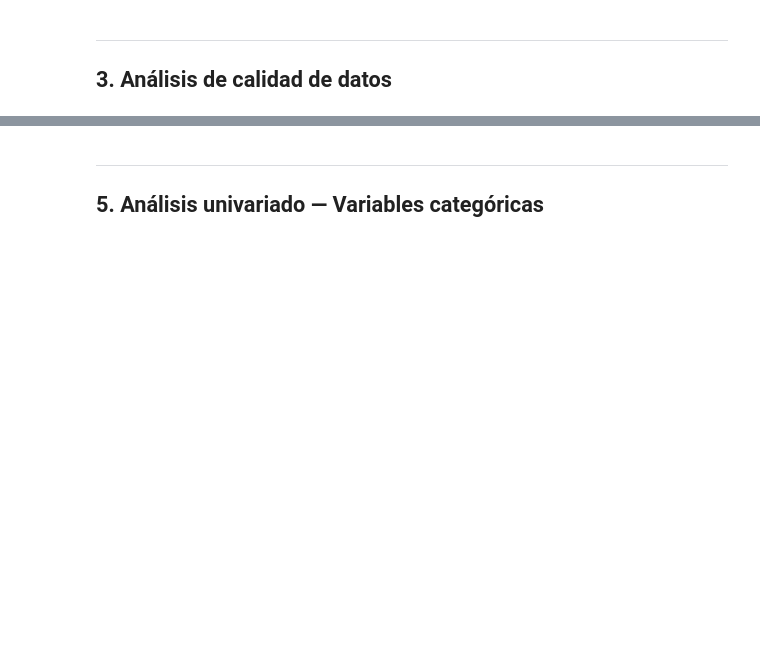
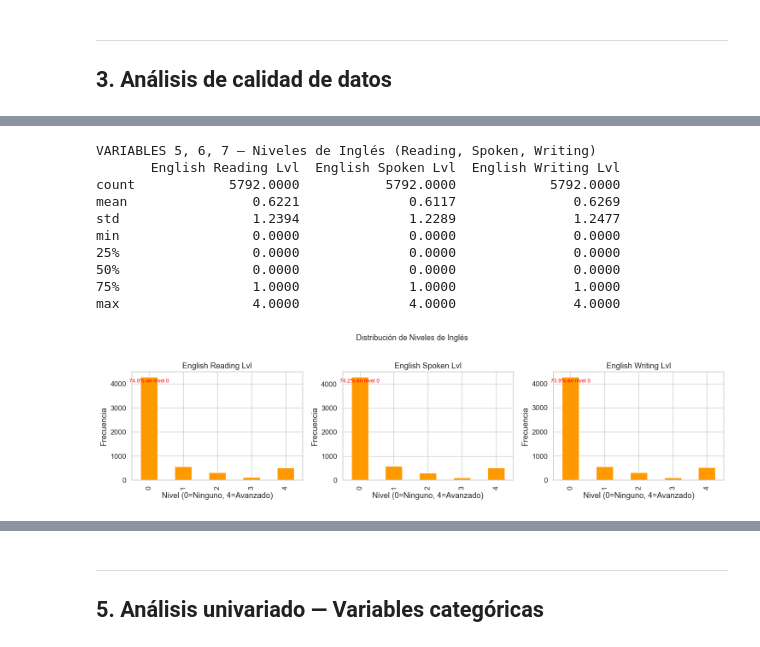
Before and after one commit to karenduque0411/tesis_maestria, a Jupyter notebook: notebooks/00-eda.ipynb, the cells around one changed output, grey strips where cells are left out. Drawn from its saved outputs; the diff is of its cells as text; code cells hidden in the pictures; blank space fills up the shorter version.

```diff
--- a/notebooks/00-eda.ipynb
+++ b/notebooks/00-eda.ipynb
@@ -196,18 +209,0 @@ else:
-# %%
-# Detección de valores 'nan' como texto y otros placeholders
-print('VALORES ESPECIALES (nan como texto, vacíos, placeholders)')
-print('='*60)
-for col in df.columns:
-    if df[col].dtype == 'object':
-        nan_text = df[col].isin(['nan', 'NaN', 'NULL', 'null', '', ' ', 'N/A', 'n/a']).sum()
-        if nan_text > 0:
-            print(f'{col}: {nan_text} valores especiales ({nan_text/len(df)*100:.1f}%)')
-
-# Detección de fechas inválidas
-print('\nFECHAS POTENCIALMENTE INVÁLIDAS:')
-print('-'*60)
-for col in ['Hire Date', 'Termination Date']:
-    if col in df.columns:
-        invalid = df[df[col].astype(str).str.contains('1900', na=False)][col].nunique()
-        count = df[df[col].astype(str).str.contains('1900', na=False)].shape[0]
-        print(f'{col}: {count} registros con fecha 1900 (posible placeholder para activos)')
@@ -274,0 +258,30 @@ CARDINALIDAD POR COLUMNA
+# %%
+# ── Variables 5-7: Niveles de inglés ──────────────────────────────────────
+english_cols = ['English Reading Lvl', 'English Spoken Lvl', 'English Writing Lvl']
+
+print('VARIABLES 5, 6, 7 — Niveles de Inglés (Reading, Spoken, Writing)')
+print(df[english_cols].describe())
+
+fig, axes = plt.subplots(1, 3, figsize=(15, 4))
+for ax, col in zip(axes, english_cols):
+    df[col].value_counts().sort_index().plot(kind='bar', ax=ax, color='#ff9900')
+    ax.set_title(col)
+    ax.set_xlabel('Nivel (0=Ninguno, 4=Avanzado)')
+    pct_cero = (df[col] == 0).mean() * 100
+    ax.set_ylabel('Frecuencia')
+    ax.annotate(f'{pct_cero:.1f}% en nivel 0', xy=(0, ax.get_ylim()[1]*0.9), ha='center', fontsize=9, color='red')
+plt.suptitle('Distribución de Niveles de Inglés', y=1.02, fontsize=13)
+plt.tight_layout()
+plt.show()
+# %% [output]
+VARIABLES 5, 6, 7 — Niveles de Inglés (Reading, Spoken, Writing)
+       English Reading Lvl  English Spoken Lvl  English Writing Lvl
+count            5792.0000           5792.0000            5792.0000
+mean                0.6221              0.6117               0.6269
+std                 1.2394              1.2289               1.2477
+min                 0.0000              0.0000               0.0000
+25%                 0.0000              0.0000               0.0000
+50%                 0.0000              0.0000               0.0000
+75%                 1.0000              1.0000               1.0000
+max                 4.0000              4.0000               4.0000
+[figure, added]
```
Also changed, not shown: parts of 52 cells of this notebook, 1 other file.
